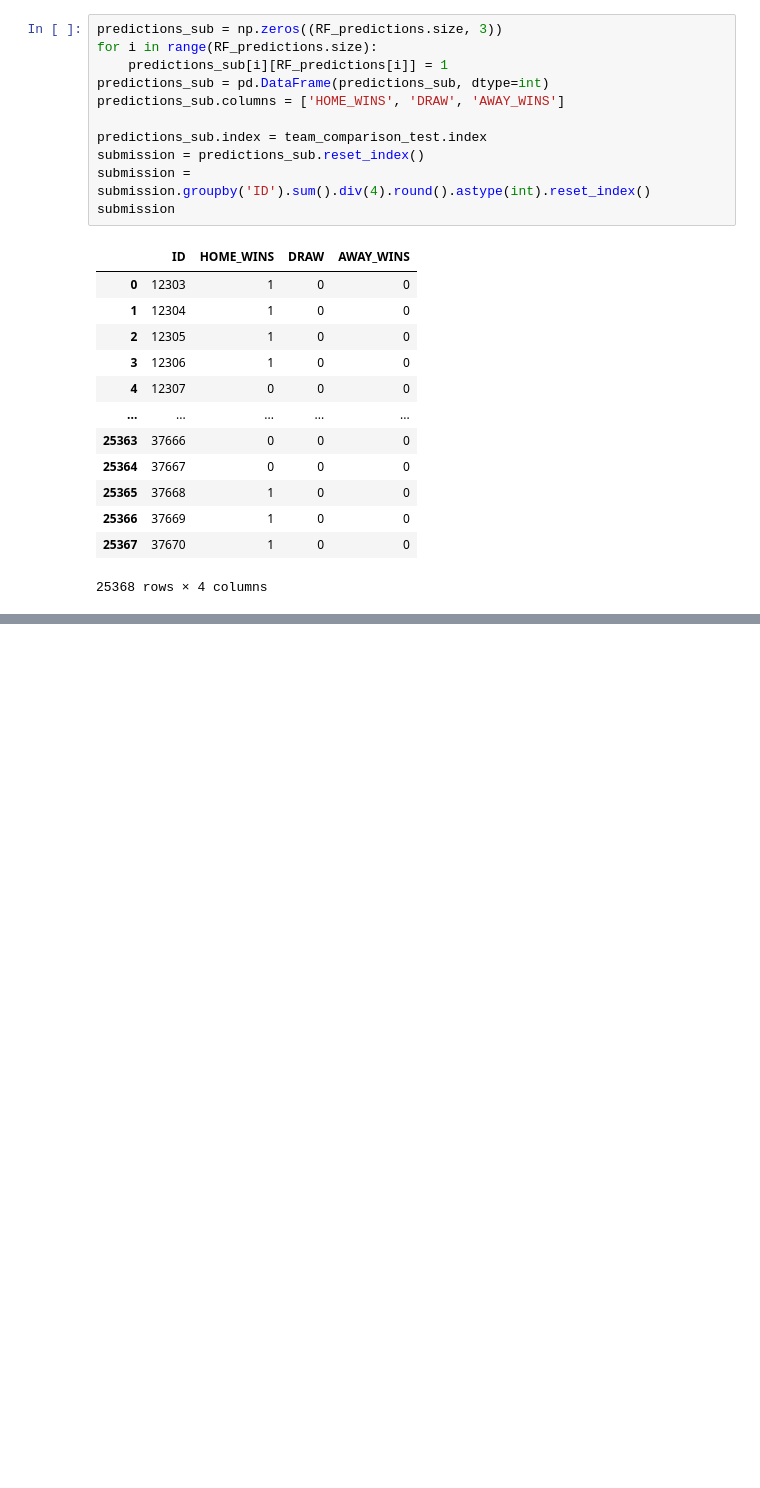
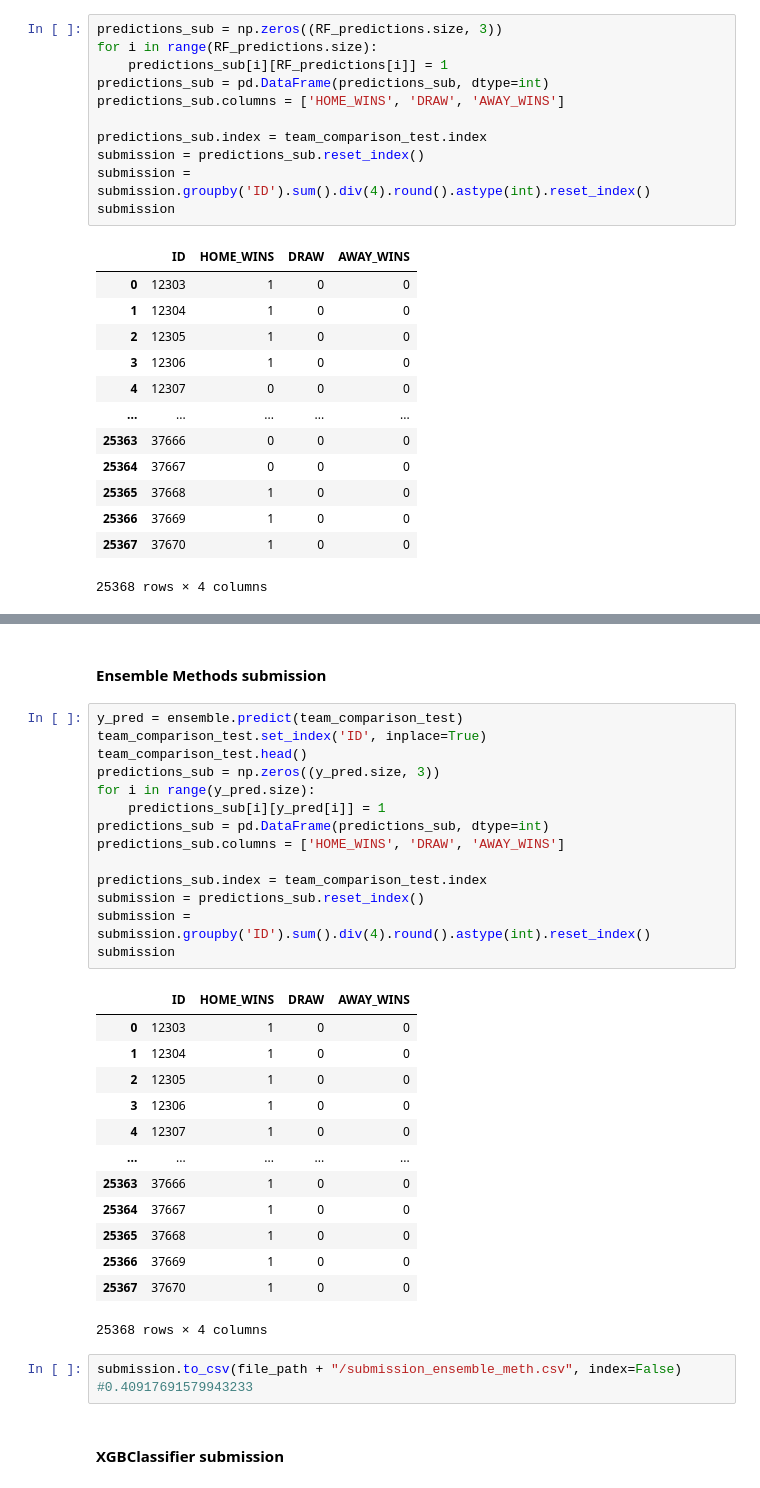
Before and after one commit to samarelayed/GuessTheWinner-DataChallenge, a Jupyter notebook: player_data_notebook.ipynb, the cells around one changed output, grey strips where cells are left out. Drawn from its saved outputs; the diff is of its cells as text; blank space fills up the shorter version.

```diff
--- a/GuessTheWinner.ipynb
+++ b/player_data_notebook.ipynb
@@ -729,0 +755,35 @@ submission.to_csv(file_path + "/submission.csv", index=False)
+# %% [markdown]
+#### Ensemble Methods submission
+# %%
+y_pred = ensemble.predict(team_comparison_test)
+team_comparison_test.set_index('ID', inplace=True)
+team_comparison_test.head()
+predictions_sub = np.zeros((y_pred.size, 3))
+for i in range(y_pred.size):
+    predictions_sub[i][y_pred[i]] = 1
+predictions_sub = pd.DataFrame(predictions_sub, dtype=int)
+predictions_sub.columns = ['HOME_WINS', 'DRAW', 'AWAY_WINS']
+
+predictions_sub.index = team_comparison_test.index
+submission = predictions_sub.reset_index()
+submission = submission.groupby('ID').sum().div(4).round().astype(int).reset_index()
+submission
+# %% [output]
+|  | ID | HOME_WINS | DRAW | AWAY_WINS |
+| 0 | 12303 | 1 | 0 | 0 |
+| 1 | 12304 | 1 | 0 | 0 |
+| 2 | 12305 | 1 | 0 | 0 |
+| 3 | 12306 | 1 | 0 | 0 |
+| 4 | 12307 | 1 | 0 | 0 |
+| ... | ... | ... | ... | ... |
+| 25363 | 37666 | 1 | 0 | 0 |
+| 25364 | 37667 | 1 | 0 | 0 |
+| 25365 | 37668 | 1 | 0 | 0 |
+| 25366 | 37669 | 1 | 0 | 0 |
+| 25367 | 37670 | 1 | 0 | 0 |
+25368 rows × 4 columns
+# %%
+submission.to_csv(file_path + "/submission_ensemble_meth.csv", index=False)
+#0.40917691579943233
+# %% [markdown]
+#### XGBClassifier submission
```
Also changed, not shown: parts of 22 cells of this notebook, 1 other file.
